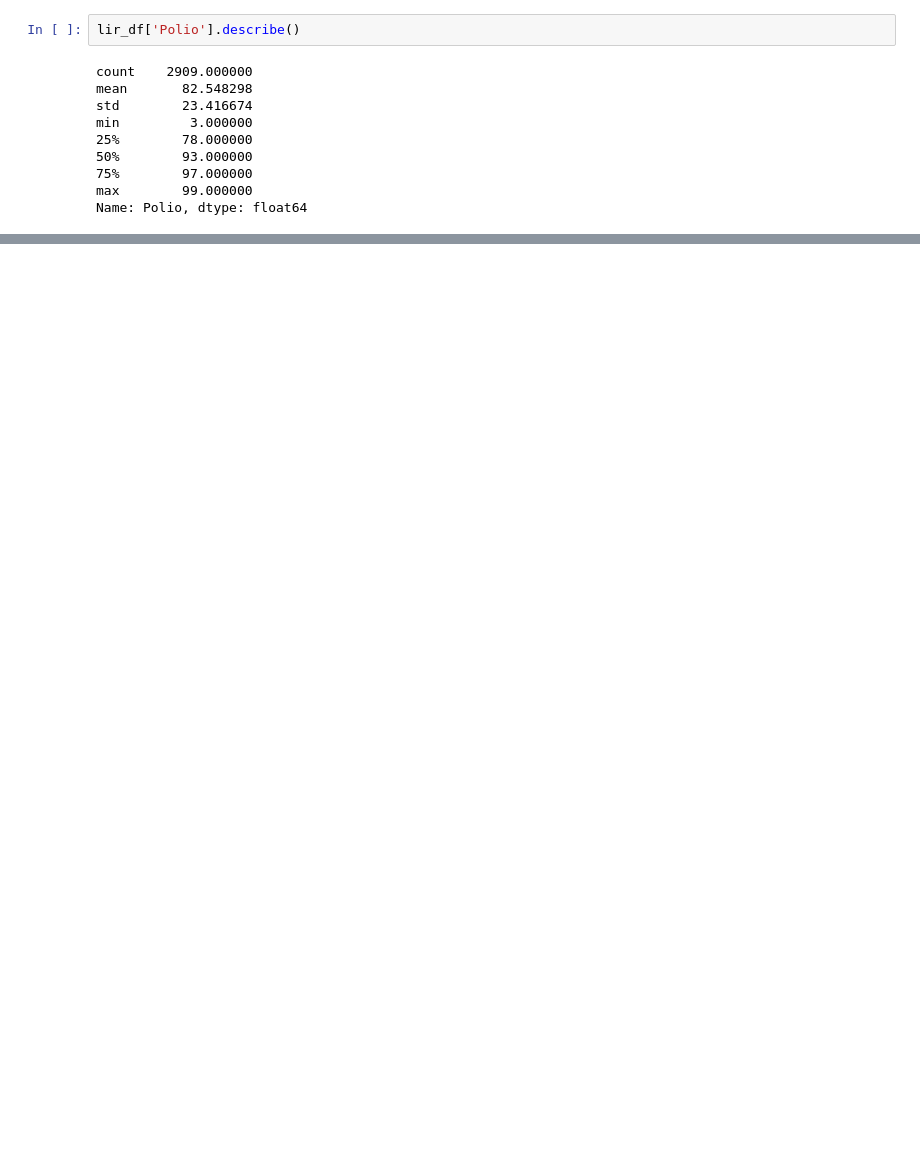
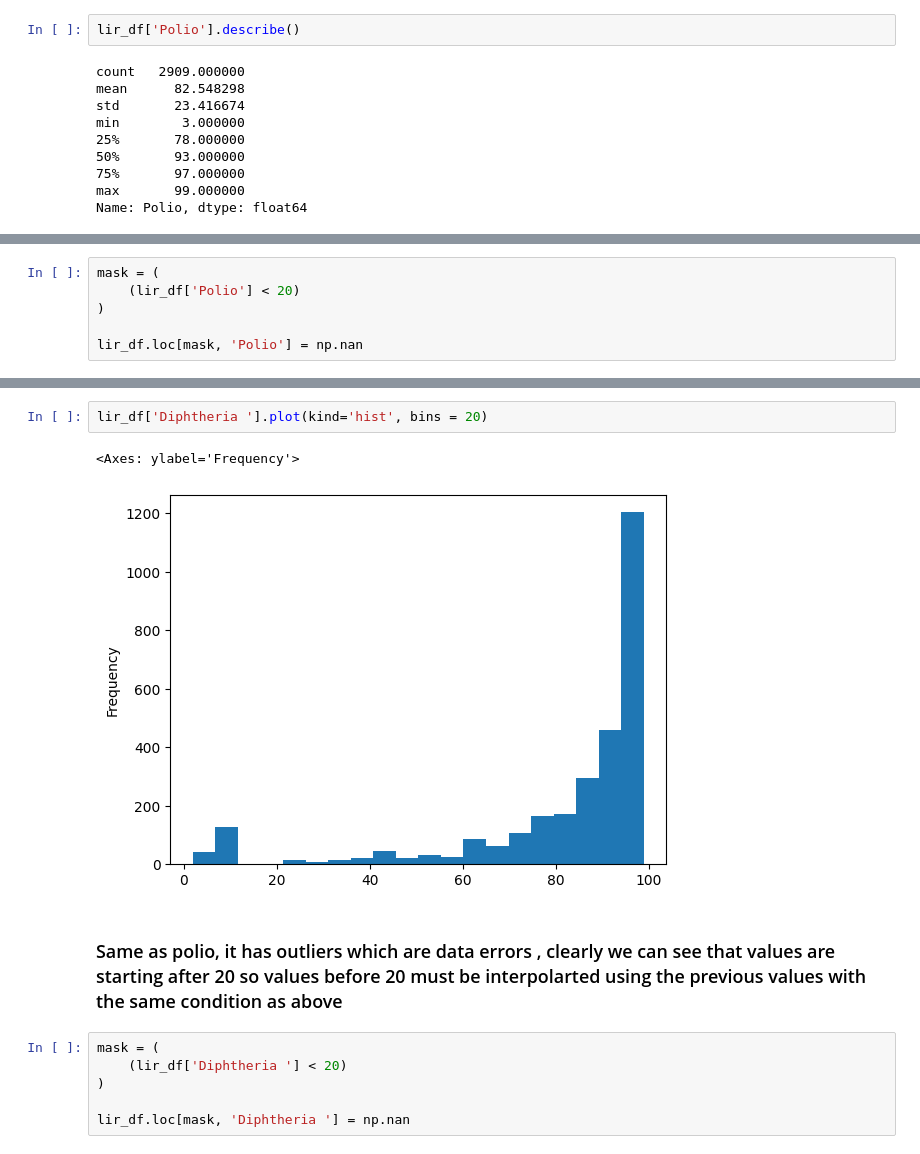
Before and after one commit to paulrichardjacob/Linear_Regression_, a Jupyter notebook: notebooks/1_eds.ipynb, the cells around one changed output, grey strips where cells are left out. Saved outputs shown, nothing was run; the diff lists cells and outputs as text; blank space fills up the shorter version.

Commit message:
EDA for  null values completed

```diff
--- a/notebooks/1_eds.ipynb
+++ b/notebooks/1_eds.ipynb
@@ -1280,0 +1259,6 @@ lir_df.head()
+# %%
+mask = (
+    (lir_df['Polio'] < 20)
+)
+
+lir_df.loc[mask, 'Polio'] = np.nan
@@ -1280,0 +1296,13 @@ lir_df.head()
+# %%
+lir_df['Diphtheria '].plot(kind='hist', bins = 20)
+# %% [output]
+<Axes: ylabel='Frequency'>
+[figure, added]
+# %% [markdown]
+### Same as polio, it has outliers which are data errors , clearly we can see that values are starting after 20 so values before 20  must be interpolarted using the previous values with the same condition as above
+# %%
+mask = (
+    (lir_df['Diphtheria '] < 20)
+)
+
+lir_df.loc[mask, 'Diphtheria '] = np.nan
```
Also changed, not shown: parts of 28 cells of this notebook.
